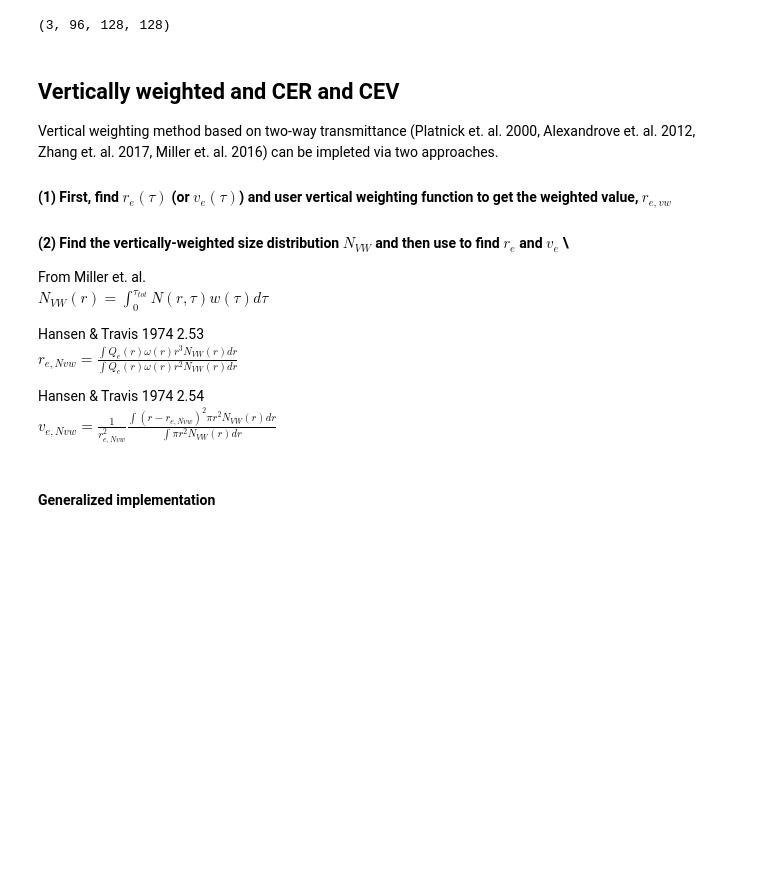
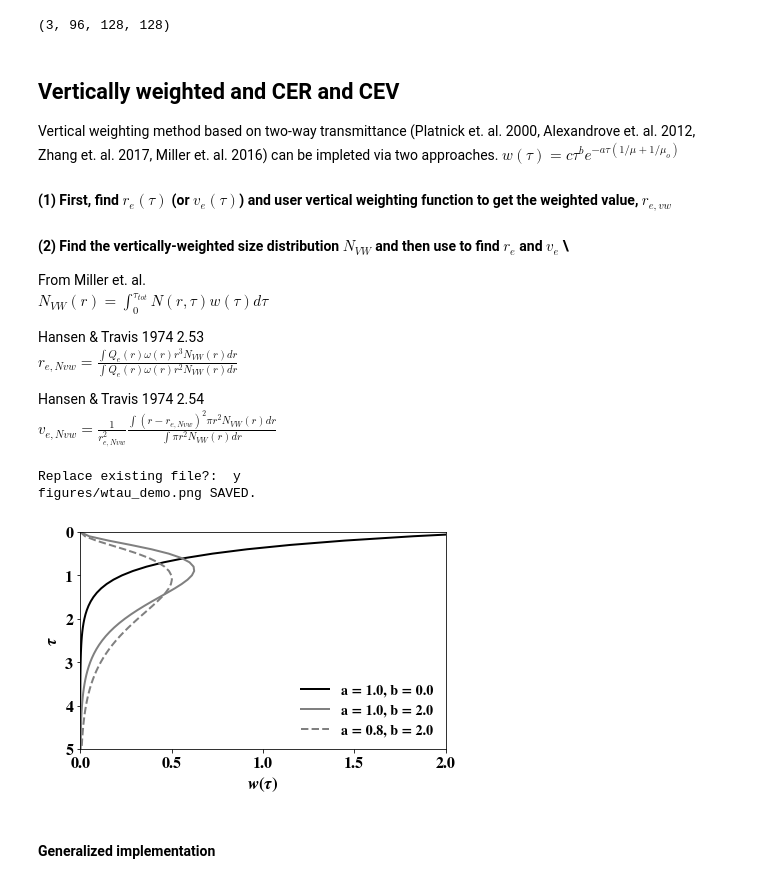
Before and after one commit to cpnHere/ACRS, a Jupyter notebook: LES_simulations/vertical_weighting_psudo_ret.ipynb, the cells around one changed output. Drawn from its saved outputs; the diff is of its cells as text; code cells hidden in the pictures; blank space fills up the shorter version.

```diff
--- a/LES_simulations/vertical_weighting_psudo_ret.ipynb
+++ b/LES_simulations/vertical_weighting_psudo_ret.ipynb
@@ -23,6 +23,7 @@ DYCOMS2.dTau.shape
 # %% [markdown]
 ## Vertically weighted and CER and CEV
 Vertical weighting method based on two-way transmittance (Platnick et. al. 2000, Alexandrove et. al. 2012, Zhang et. al. 2017, Miller et. al. 2016) can be impleted via two approaches.
+$w(\tau)=c\tau^be^{-a\tau(1/\mu+1/\mu_o)}$
 
 #### (1) First, find $r_e(\tau)$ (or $v_e(\tau)$) and user vertical weighting function to get the weighted value, $r_{e,vw}$
 
@@ -35,6 +36,33 @@ $r_{e,Nvw}=\frac{\int{Q_e(r)\omega(r)r^3N_{VW}(r)dr}}{\int{Q_e(r)\omega(r)r^2N_{
 
 Hansen & Travis 1974 2.54 \
 $v_{e,Nvw}=\frac{1}{r_{e,Nvw}^2}\frac{\int{(r-r_{e,Nvw})^2\pi r^2N_{VW}(r)dr}}{\int{\pi r^2N_{VW}(r)dr}}$
+# %%
+def wtau(tau,a=1,b=0,th0=40,th=0):
+    th0 = np.deg2rad(th0)
+    th  = np.deg2rad(th)
+    w = tau**b*np.exp(-tau*a*(1/np.cos(th)+1/np.cos(th0)))
+    w = w/np.trapz(w,tau)
+    return w, a, b
+tau = np.linspace(0,5,51)
+wtau1,a1,b1 = wtau(tau)
+wtau2,a2,b2 = wtau(tau,a=1,b=2)
+wtau3,a3,b3 = wtau(tau,a=0.8,b=2)
+fig1,ax1 = plt.subplots()
+ax1.plot(wtau1,tau,'k-'  ,label='a = %0.1f, b = %0.1f'%(a1,b1))
+ax1.plot(wtau2,tau,'grey',label='a = %0.1f, b = %0.1f'%(a2,b2))
+ax1.plot(wtau3,tau,'grey',ls='--',label='a = %0.1f, b = %0.1f'%(a3,b3))
+ax1.set_xlim(0,2)
+ax1.set_ylim(0,5)
+ax1.set_xlabel(r'$w(\tau)$')
+ax1.set_ylabel(r'$\tau$')
+ax1.legend(loc='lower right')
+ax1.invert_yaxis()
+fig1.tight_layout()
+cpn.savefig(fig1,'wtau_demo','figures/')
+# %% [output]
+Replace existing file?:  y
+figures/wtau_demo.png SAVED.
+[figure, added]
 # %% [markdown]
 #### Generalized implementation
 # %%
```
